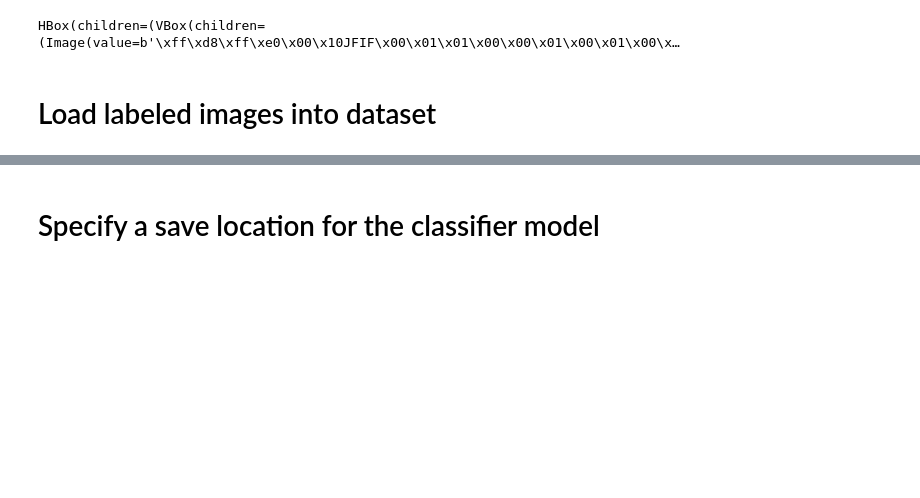
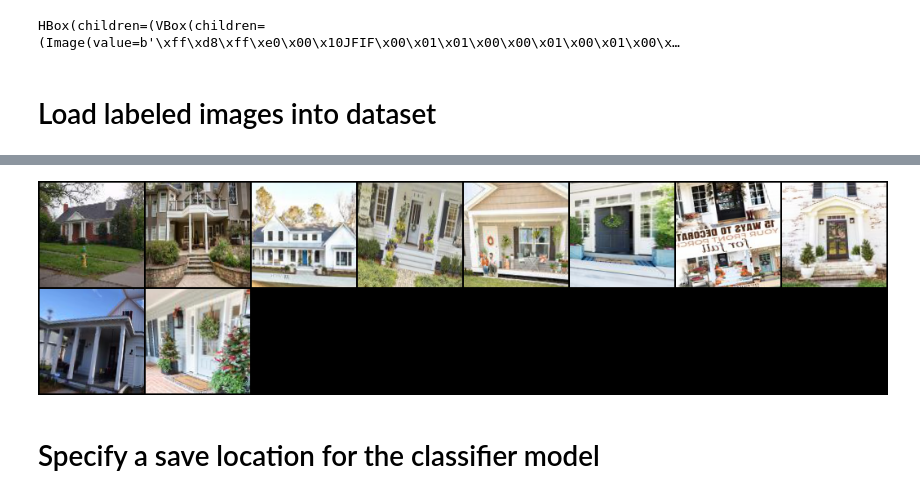
Before and after one commit to aaronrmm/house-modder, a Jupyter notebook: Main.ipynb, the cells around one changed output, grey strips where cells are left out. Saved outputs shown, nothing was run; the diff lists cells and outputs as text; code cells hidden in the pictures; blank space fills up the shorter version.

```diff
--- a/Main.ipynb
+++ b/Main.ipynb
@@ -150,3 +59,0 @@ ohe.set_sizes
-# %%
-attribute = 'house_color'
-labeled_house_colors = df[df[attribute]!=UNLABELED_TAG]
@@ -173,0 +60,6 @@ labeled_house_colors
+# %%
+dtype_dict = {}
+for attribute in ATTRIBUTES:
+    dtype_dict[attribute]='category'
+
+df = pandas.read_csv(CSV_PATH,dtype=dtype_dict)
@@ -197,3 +141,9 @@ ValueError: could not convert string to float: 'WhiteGreyHouse'
+# %%
+from torchvision.utils import make_grid , save_image
+x, y = blsil.one_batch()
+Image(make_grid(x))
+# %% [output]
+[figure, added]
 # %% [markdown]
 # Specify a save location for the classifier model
 # %%
```
Also changed, not shown: parts of 31 cells of this notebook.
